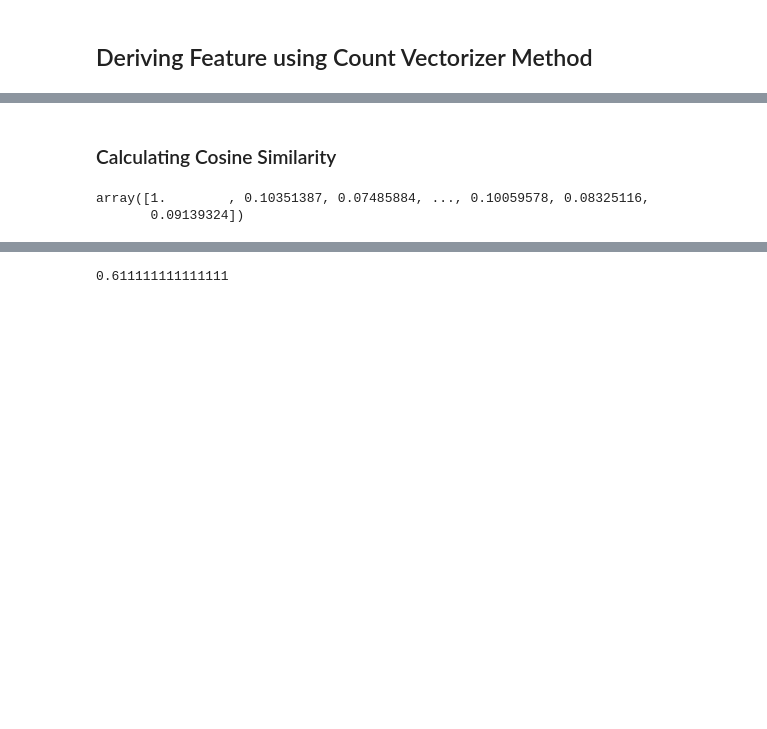
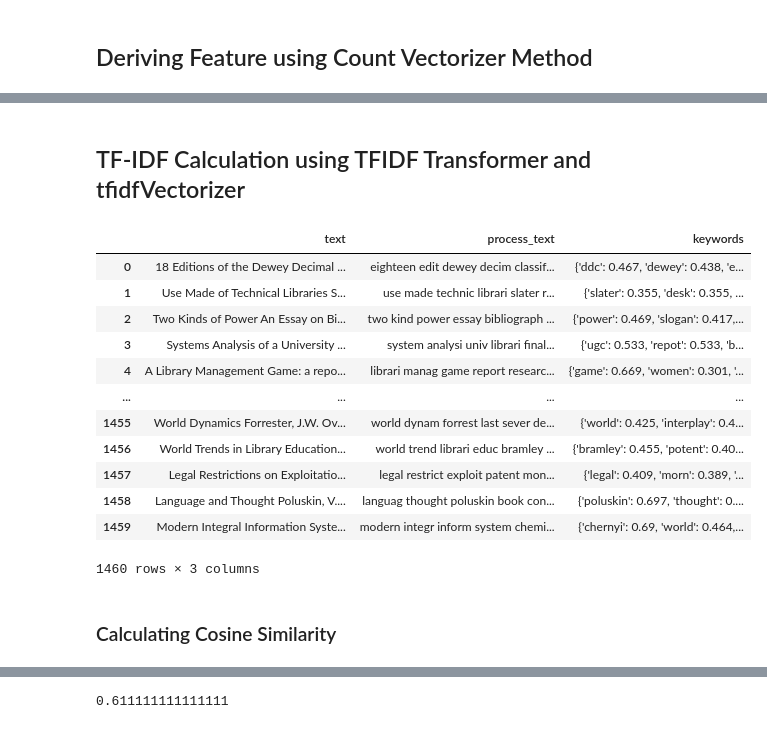
Before and after one commit to bits-mtech/IR, a Jupyter notebook: IR_Assignment_1_Group082.ipynb, the cells around one changed output, grey strips where cells are left out. Cells and saved outputs as stored; diff of their text form; code cells hidden in the pictures; blank space fills up the shorter version.

```diff
--- a/IR_Assignment_1_Group082.ipynb
+++ b/IR_Assignment_1_Group082.ipynb
@@ -283,8 +426,44 @@ tf_idf_sparse
+# %% [markdown]
+## TF-IDF Calculation using TFIDF Transformer and tfidfVectorizer
+# %%
+tfidf_transformer=TfidfTransformer(smooth_idf=True,use_idf=True)
+tfidf_transformer.fit(X_tf)
+#data = pd.DataFrame.from_dict(doc_set, orient='index',columns=['text'])
+feature_names=tfidf_vectorizor.get_feature_names()
+# %%
+#generate tf-idf for all documents in your list. docs_test has 1460 documents
+tf_idf_vector=tfidf_transformer.transform(tfidf_vectorizor.transform(doc_set.values()))
+
+results=[]
+for i in range(tf_idf_vector.shape[0]):
+
+    # get vector for a single document
+    curr_vector=tf_idf_vector[i]
+
+    #sort the tf-idf vector by descending order of scores
+    sorted_items=sort_coo(curr_vector.tocoo())
+
+    #extract only the top n; n here is 10
+    keywords=extract_topn_from_vector(feature_names,sorted_items,20)
+
+
+    results.append(keywords)
+
+data['keywords']=results
+data
+# %% [output]
+|  | text | process_text | keywords |
+| 0 | 18 Editions of the Dewey Decimal ... | eighteen edit dewey decim classif... | {'ddc': 0.467, 'dewey': 0.438, 'e... |
+| 1 | Use Made of Technical Libraries S... | use made technic librari slater r... | {'slater': 0.355, 'desk': 0.355, ... |
+| 2 | Two Kinds of Power An Essay on Bi... | two kind power essay bibliograph ... | {'power': 0.469, 'slogan': 0.417,... |
+| 3 | Systems Analysis of a University ... | system analysi univ librari final... | {'ugc': 0.533, 'repot': 0.533, 'b... |
+| 4 | A Library Management Game: a repo... | librari manag game report researc... | {'game': 0.669, 'women': 0.301, '... |
+| ... | ... | ... | ... |
+| 1455 | World Dynamics Forrester, J.W. Ov... | world dynam forrest last sever de... | {'world': 0.425, 'interplay': 0.4... |
+| 1456 | World Trends in Library Education... | world trend librari educ bramley ... | {'bramley': 0.455, 'potent': 0.40... |
+| 1457 | Legal Restrictions on Exploitatio... | legal restrict exploit patent mon... | {'legal': 0.409, 'morn': 0.389, '... |
+| 1458 | Language and Thought Poluskin, V.... | languag thought poluskin book con... | {'poluskin': 0.697, 'thought': 0.... |
+| 1459 | Modern Integral Information Syste... | modern integr inform system chemi... | {'chernyi': 0.69, 'world': 0.464,... |
+1460 rows × 3 columns
 # %% [markdown]
 ### Calculating Cosine Similarity
-# %%
-cosine_similarity(tf_idf_sparse)
-cosine_similarity(tf_idf_sparse)[0]
-# %% [output]
-array([1.        , 0.10351387, 0.07485884, ..., 0.10059578, 0.08325116,
-       0.09139324])
```
Also changed, not shown: parts of 28 cells of this notebook.
